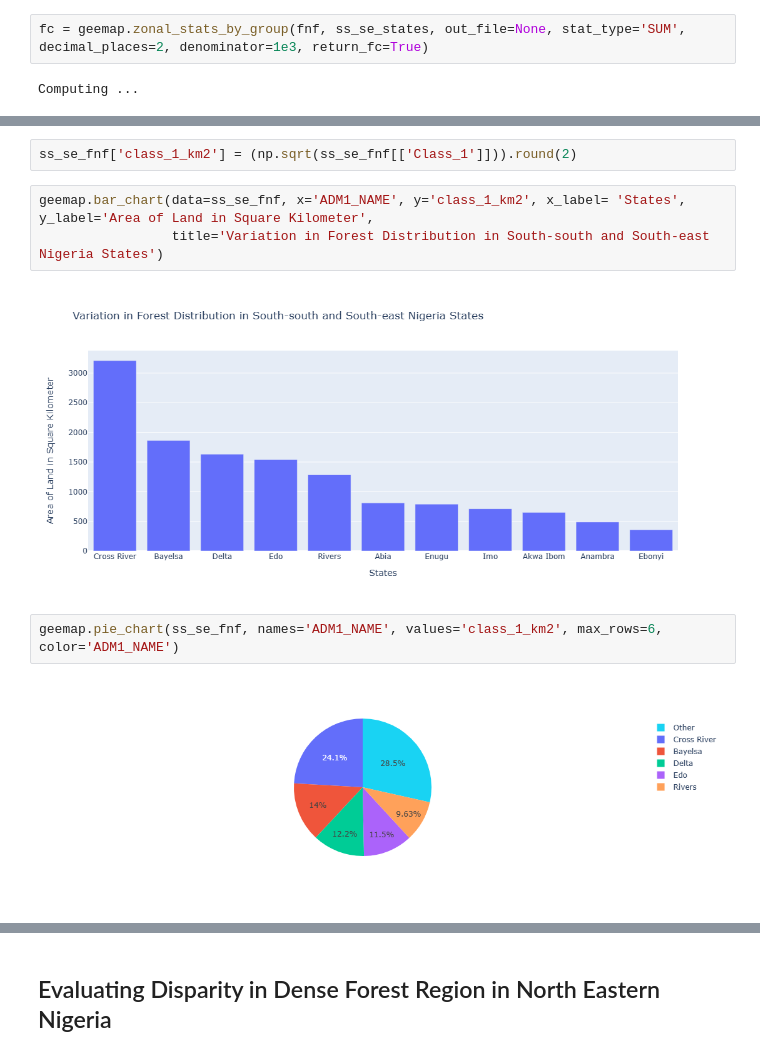
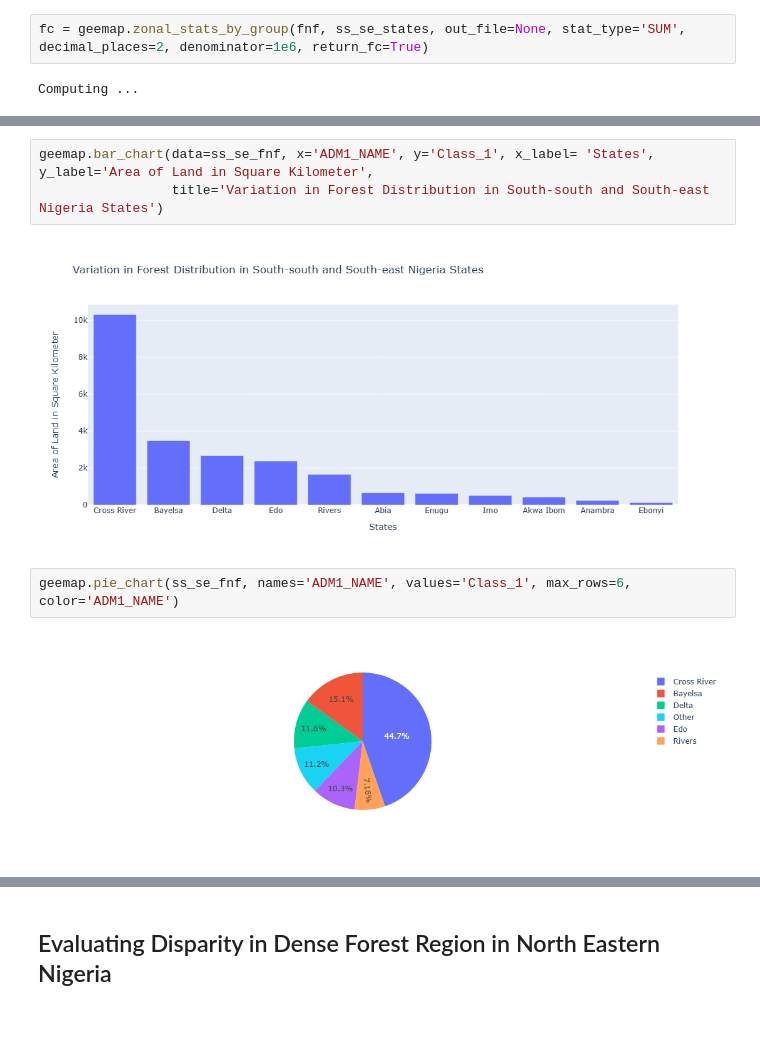
Before and after one commit to siremey/Nigeria_Forest_Density_Analysis, a Jupyter notebook: nigeria_forest_cover_analysis.ipynb, the cells around one changed output, grey strips where cells are left out. Cells and saved outputs as stored; diff of their text form; blank space fills up the shorter version.

```diff
--- a/nigeria_forest_cover_analysis.ipynb
+++ b/nigeria_forest_cover_analysis.ipynb
@@ -194,7 +203,7 @@ geemap.download_ee_image(sefnf, filename='testing_cover.tif', scale=250, crs=crs
 # %% [output]
 testing_cover.tif: |                                                  | 0.00/3.74M (raw) [  0.0%] in 00:00 (et…
 # %%
-fc = geemap.zonal_stats_by_group(fnf, ss_se_states, out_file=None, stat_type='SUM', decimal_places=2, denominator=1e3, return_fc=True)
+fc = geemap.zonal_stats_by_group(fnf, ss_se_states, out_file=None, stat_type='SUM', decimal_places=2, denominator=1e6, return_fc=True)
 # %% [output]
 Computing ...
 # %%
@@ -216,11 +225,9 @@ ss_se_fnf.sort_values('Class_1', ascending=False)
-# %%
-ss_se_fnf['class_1_km2'] = (np.sqrt(ss_se_fnf[['Class_1']])).round(2)
 # %%
-geemap.bar_chart(data=ss_se_fnf, x='ADM1_NAME', y='class_1_km2', x_label= 'States', y_label='Area of Land in Square Kilometer',
+geemap.bar_chart(data=ss_se_fnf, x='ADM1_NAME', y='Class_1', x_label= 'States', y_label='Area of Land in Square Kilometer',
                  title='Variation in Forest Distribution in South-south and South-east Nigeria States')
 # %% [output]
-[figure, old version]
+[figure, new version]
 # %%
-geemap.pie_chart(ss_se_fnf, names='ADM1_NAME', values='class_1_km2', max_rows=6, color='ADM1_NAME')
+geemap.pie_chart(ss_se_fnf, names='ADM1_NAME', values='Class_1', max_rows=6, color='ADM1_NAME')
 # %% [output]
-[figure, old version]
+[figure, new version]
```
Also changed, not shown: parts of 18 cells of this notebook, 1 other file.
